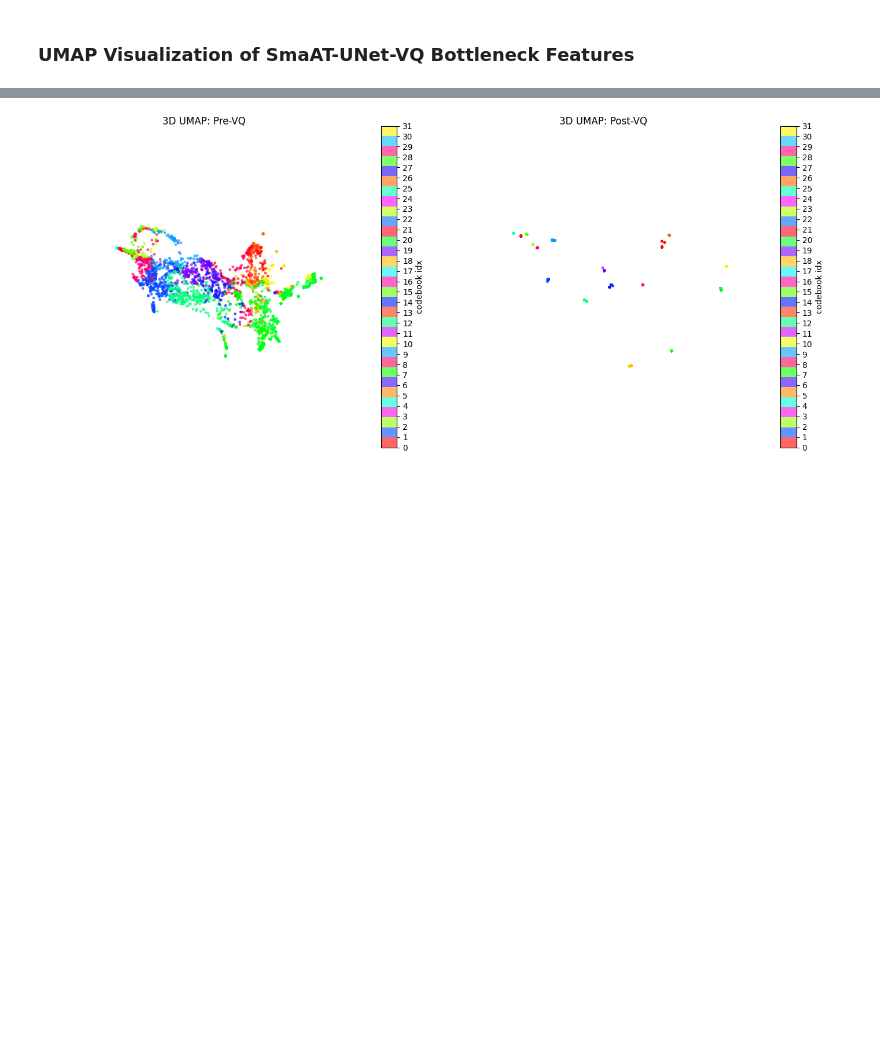
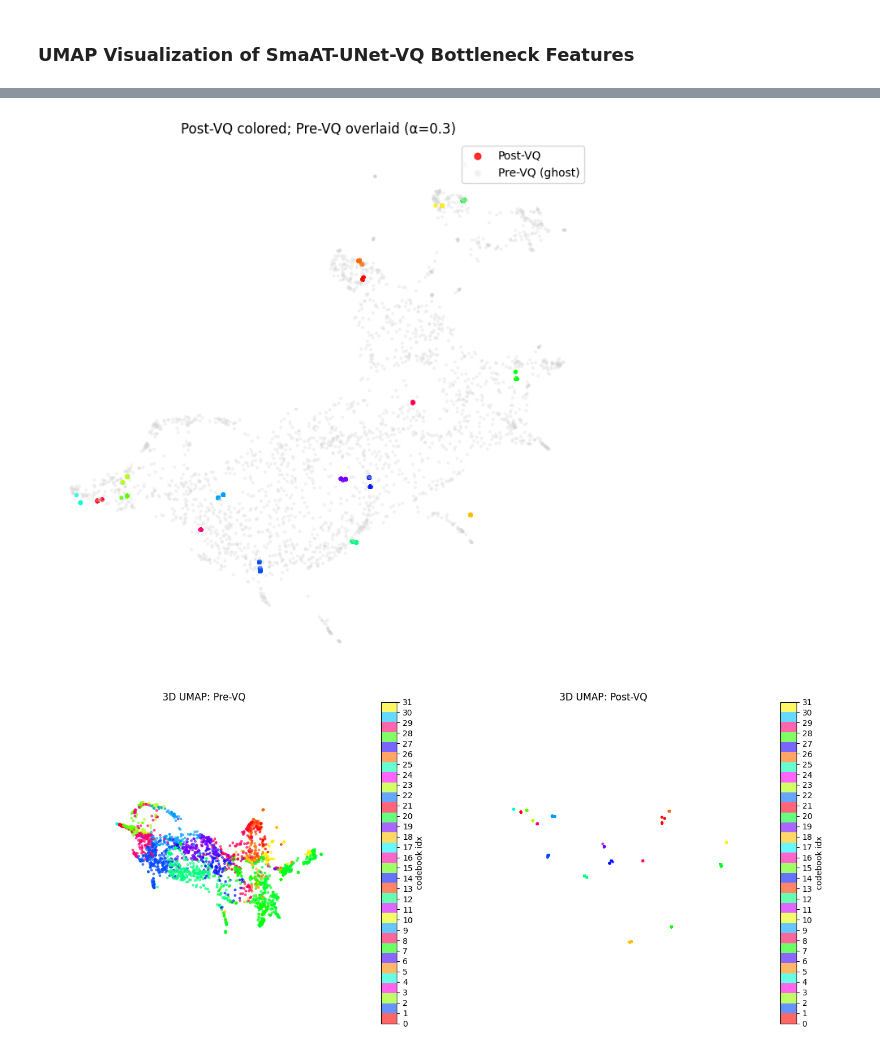
Before and after one commit to nstavr04/MasterThesisSnellius, a Jupyter notebook: ThesisCode/UMAP.ipynb, the cells around one changed output, grey strips where cells are left out. Saved outputs shown, nothing was run; the diff lists cells and outputs as text; code cells hidden in the pictures; blank space fills up the shorter version.

```diff
--- a/ThesisCode/UMAP.ipynb
+++ b/ThesisCode/UMAP.ipynb
@@ -161,3 +161,38 @@ After UMAP: embedding_pre.shape = (2592, 2),  embedding_post.shape = (2592, 2)
+# %%
+plt.figure(figsize=(7,7))
+ax = plt.gca()
+
+# 1) Plot post-VQ (base layer)
+sc_post = ax.scatter(
+    embedding_post[:,0], embedding_post[:,1],
+    c=code_idxs,
+    cmap=cmap,
+    vmin=0, vmax=K-1,
+    s=8, alpha=0.8,
+    label='Post-VQ',
+    zorder=1
+)
+
+# 2) Overlay pre-VQ as a light ghost
+ax.scatter(
+    embedding_pre[:,0], embedding_pre[:,1],
+    c='lightgray',        # or 'k' for black
+    s=8,
+    alpha=0.3,            # very faint
+    marker='o',           # same marker
+    edgecolors='none',
+    label='Pre-VQ (ghost)',
+    zorder=2
+)
+
+# 3) Cosmetics
+ax.axis('off')
+ax.set_title("Post-VQ colored; Pre-VQ overlaid (α=0.3)")
+ax.legend(loc='upper right', markerscale=2)
+plt.tight_layout()
+plt.show()
+# %% [output]
+[figure, added]
 # %%
 # 7b) 3-D UMAP instead of 2-D
 reducer3d = umap.UMAP(
```
Also changed, not shown: parts of 1 cell of this notebook, 11 other files.
